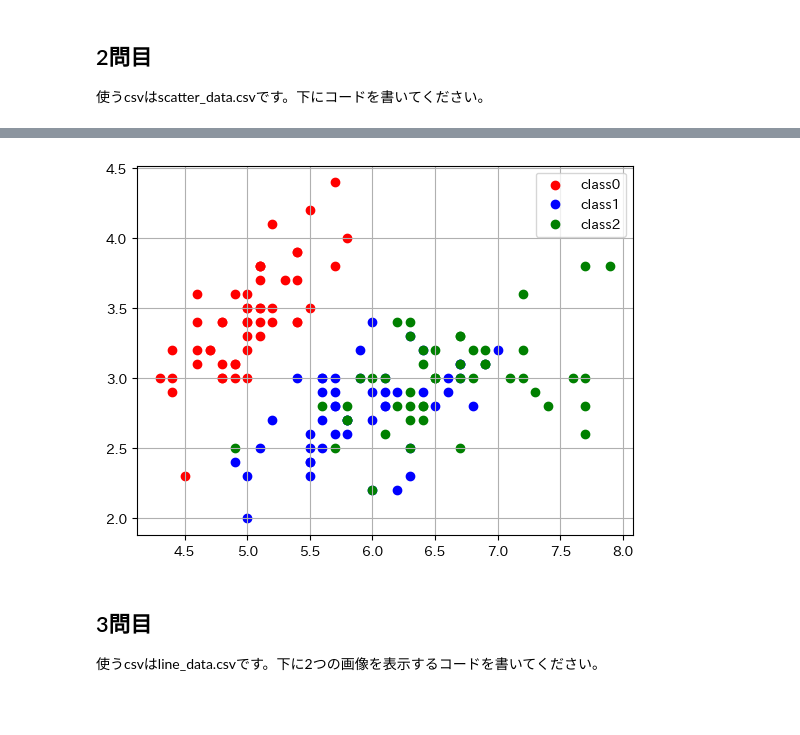
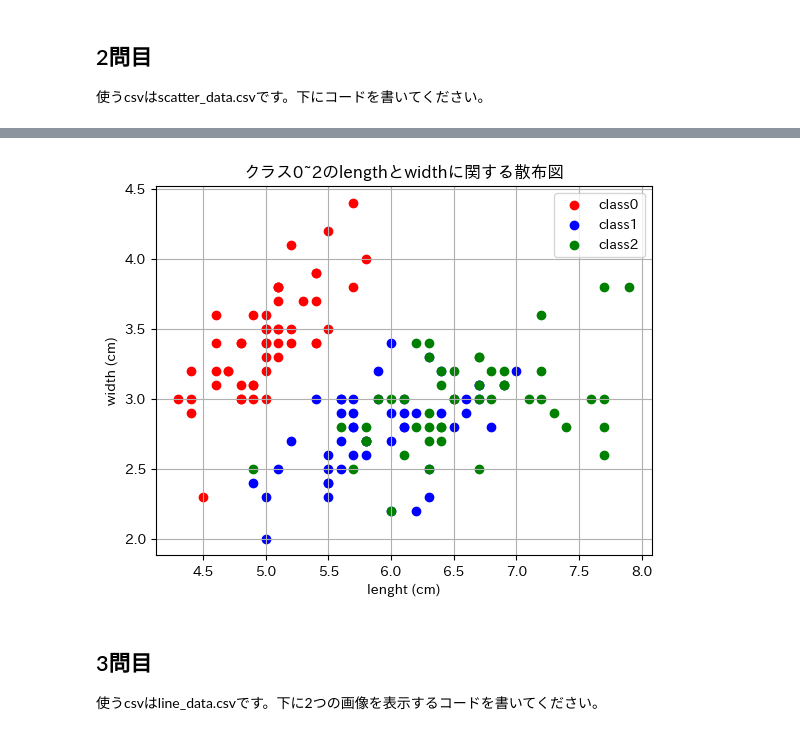
Before and after one commit to SuzukiDaiki-11/BasicPython, a Jupyter notebook: matplotlib_exercise.ipynb, the cells around one changed output, grey strips where cells are left out. Saved outputs shown, nothing was run; the diff lists cells and outputs as text; code cells hidden in the pictures; blank space fills up the shorter version.

```diff
--- a/matplotlib_exercise.ipynb
+++ b/matplotlib_exercise.ipynb
@@ -43,29 +41,28 @@ TypeError: 'str' object is not callable
 # %% [markdown]
 ![問2](./imgs/matplotlib/plot_2.png)
 # %%
-df = pd.read_csv('data/scatter_data.csv')
+data = pd.read_csv('data/scatter_data.csv')
 
-class0 = df[df['class'] == 0]
-class1 = df[df['class'] == 1]
-class2 = df[df['class'] == 2]
+class0 = data[data['class'] == 0]
+class1 = data[data['class'] == 1]
+class2 = data[data['class'] == 2]
 
 plt.scatter(class0['length (cm)'], class0['width (cm)'], label = 'class0', color = "r")
 plt.scatter(class1['length (cm)'], class1['width (cm)'], label = 'class1', color = "b")
 plt.scatter(class2['length (cm)'], class2['width (cm)'], label = 'class2', color = "g")
 
-plt.title=("クラス0~2のlengthとwidthに関する散布図")
-plt.legend(loc = 'upper right')
+plt.xlabel('lenght (cm)')
+plt.xticks([4.5, 5.0, 5.5, 6.0, 6.5, 7.0, 7.5, 8.0])
+plt.ylabel('width (cm)')
+plt.yticks([2.0, 2.5, 3.0, 3.5, 4.0, 4.5])
+plt.title('クラス0~2のlengthとwidthに関する散布図')
+plt.legend()
+plt.legend()
 plt.grid(True)
 
-plt.xlabel=("lenght (cm)")
-plt.xticks=([4.5, 5.0, 5.5, 6.0, 6.5, 7.0, 7.5, 8.0])
-
-plt.ylabel=("width (cm)")
-plt.yticks=[2.0, 2.5, 3.0, 3.5, 4.0, 4.5]
-
 plt.show()
 # %% [output]
-[figure, old version]
+[figure, new version]
 # %% [markdown]
 ## 3問目
 使うcsvはline_data.csvです。下に2つの画像を表示するコードを書いてください。
```
Also changed, not shown: parts of 3 cells of this notebook.
